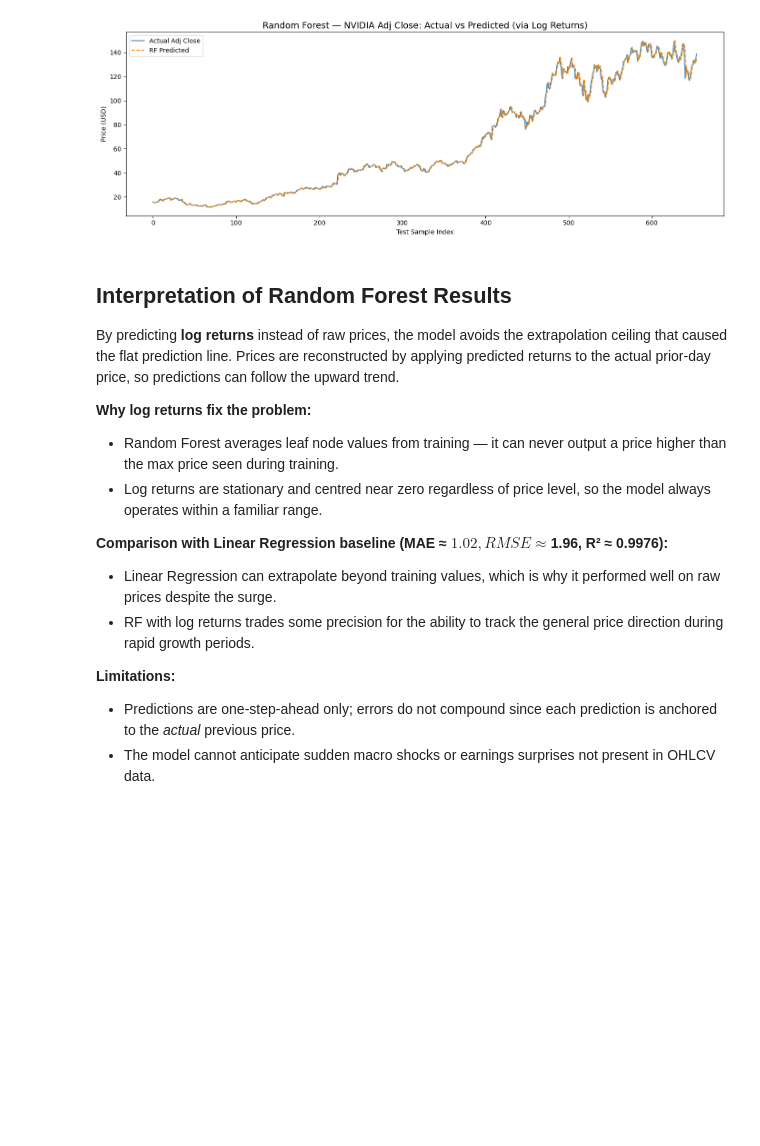
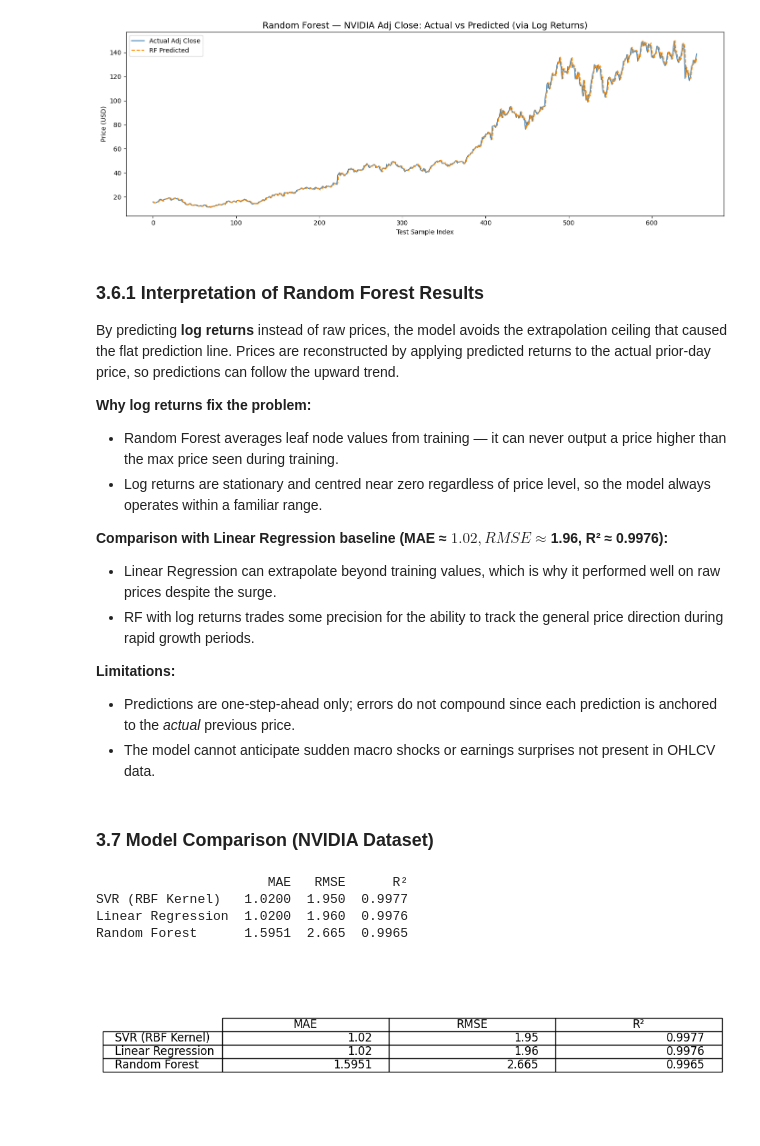
Before and after one commit to IntelligentSystemsProject/Stock-Market-Project, a Jupyter notebook: project.ipynb, the cells around one changed output. Saved outputs shown, nothing was run; the diff lists cells and outputs as text; code cells hidden in the pictures; blank space fills up the shorter version.

```diff
--- a/project.ipynb
+++ b/project.ipynb
@@ -781,7 +851,7 @@ plt.show()
 # %% [output]
 [figure]
 # %% [markdown]
-## Interpretation of Random Forest Results
+### 3.6.1 Interpretation of Random Forest Results
 
 By predicting **log returns** instead of raw prices, the model avoids the extrapolation ceiling that caused the flat prediction line. Prices are reconstructed by applying predicted returns to the actual prior-day price, so predictions can follow the upward trend.
 
@@ -796,3 +866,43 @@ By predicting **log returns** instead of raw prices, the model avoids the extrap
 **Limitations:**
 - Predictions are one-step-ahead only; errors do not compound since each prediction is anchored to the *actual* previous price.
 - The model cannot anticipate sudden macro shocks or earnings surprises not present in OHLCV data.
+# %% [markdown]
+### 3.7 Model Comparison (NVIDIA Dataset)
+# %%
+import pandas as pd
+
+# Results you provided
+results = {
+    "SVR (RBF Kernel)": {"MAE": 1.02, "RMSE": 1.95, "R²": 0.9977},
+    "Linear Regression": {"MAE": 1.02, "RMSE": 1.96, "R²": 0.9976},
+    "Random Forest": {"MAE": 1.5951, "RMSE": 2.6650, "R²": 0.9965}
+}
+
+# Convert to DataFrame
+df_results = pd.DataFrame(results).T
+
+# Display table
+print(df_results)
+
+# Optional: Pretty display in Jupyter/Colab
+import matplotlib.pyplot as plt
+import matplotlib as mpl
+
+mpl.rcParams['font.size'] = 12
+fig, ax = plt.subplots(figsize=(8,3))
+ax.axis('tight')
+ax.axis('off')
+table = ax.table(cellText=df_results.values,
+                 colLabels=df_results.columns,
+                 rowLabels=df_results.index,
+                 loc='center')
+table.auto_set_font_size(False)
+table.set_fontsize(12)
+table.scale(1.2, 1.2)
+plt.show()
+# %% [output]
+                      MAE   RMSE      R²
+SVR (RBF Kernel)   1.0200  1.950  0.9977
+Linear Regression  1.0200  1.960  0.9976
+Random Forest      1.5951  2.665  0.9965
+[figure, added]
```
Also changed, not shown: parts of 27 cells of this notebook, 6 other files.
